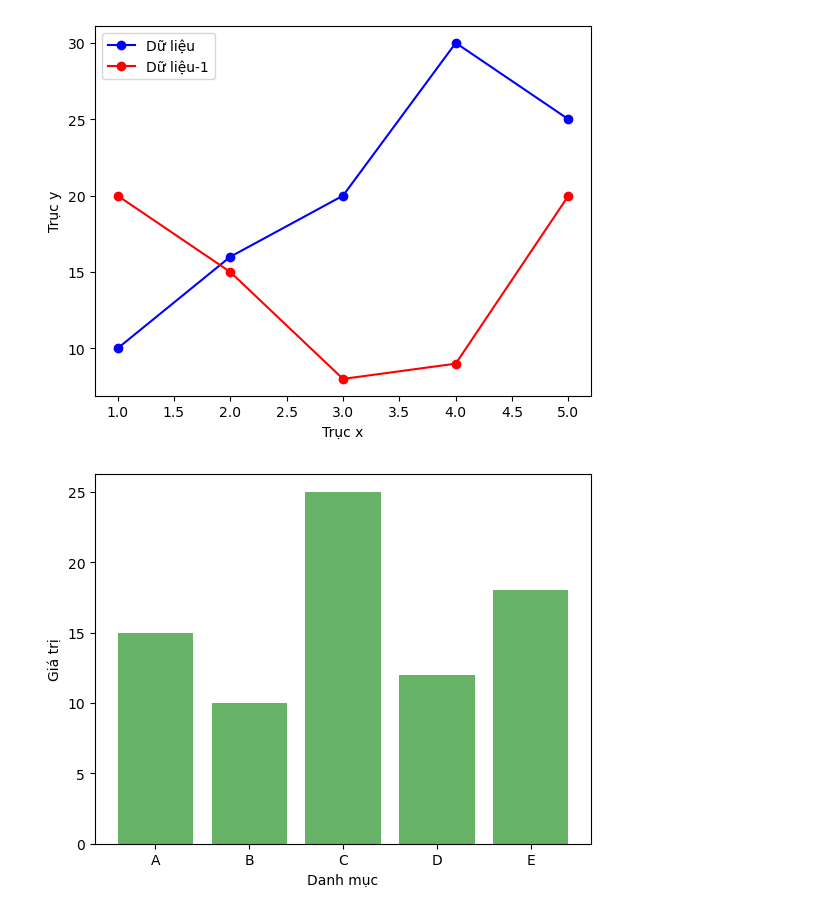
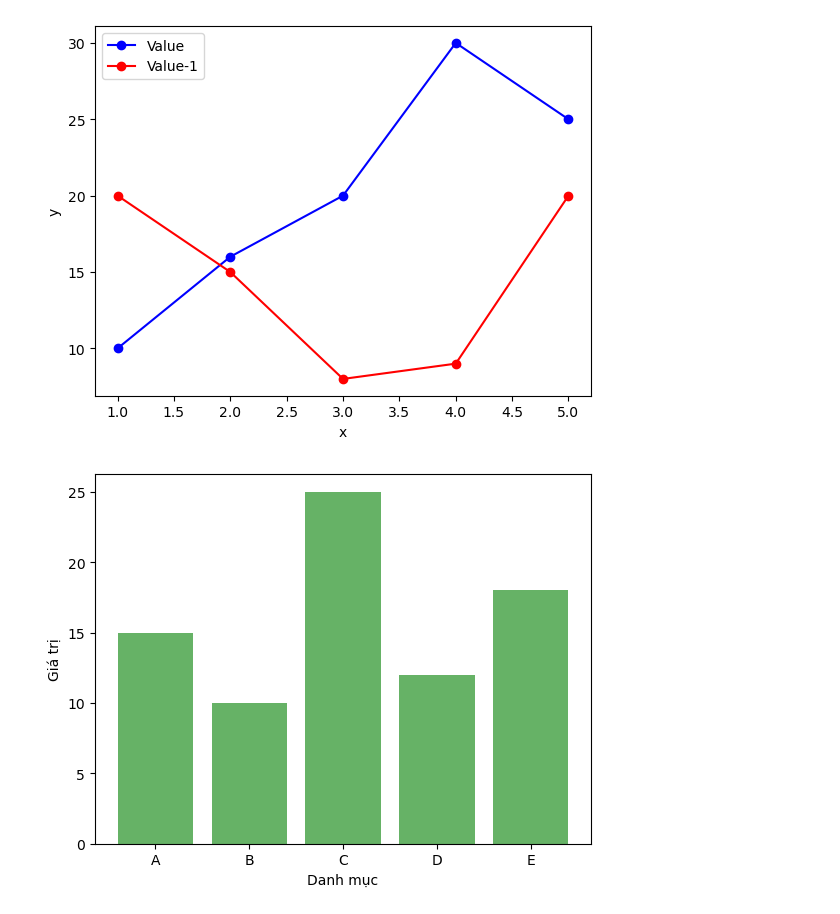
Before and after one commit to qdatdevelop/thigiacmaytinh, a Jupyter notebook: 08.ipynb, the cells around one changed output. Drawn from its saved outputs; the diff is of its cells as text; code cells hidden in the pictures.

```diff
--- a/08.ipynb
+++ b/08.ipynb
@@ -5,18 +3,18 @@ Matplotlib is building the font cache; this may take a moment.
 # %%
 
 x = [1, 2, 3, 4, 5]
 y = [10, 16, 20, 30, 25]
 
 x1 = [1, 2, 3, 4, 5]
 y1 = [20, 15, 8, 9, 20]
 
-plt.plot(x, y, 'bo-', label='Dữ liệu')
-plt.plot(x1, y1, marker='o', color='r', linestyle='-', label='Dữ liệu-1')
+plt.plot(x, y, 'bo-', label='Value')
+plt.plot(x1, y1, marker='o', color='r', linestyle='-', label='Value-1')
 plt.legend()
-plt.xlabel('Trục x')
-plt.ylabel('Trục y')
+plt.xlabel('x')
+plt.ylabel('y')
 plt.show()
 # %% [output]
-[figure, old version]
+[figure, new version]
 # %%
 
```
Also changed, not shown: parts of 8 cells of this notebook, 8 other files.
